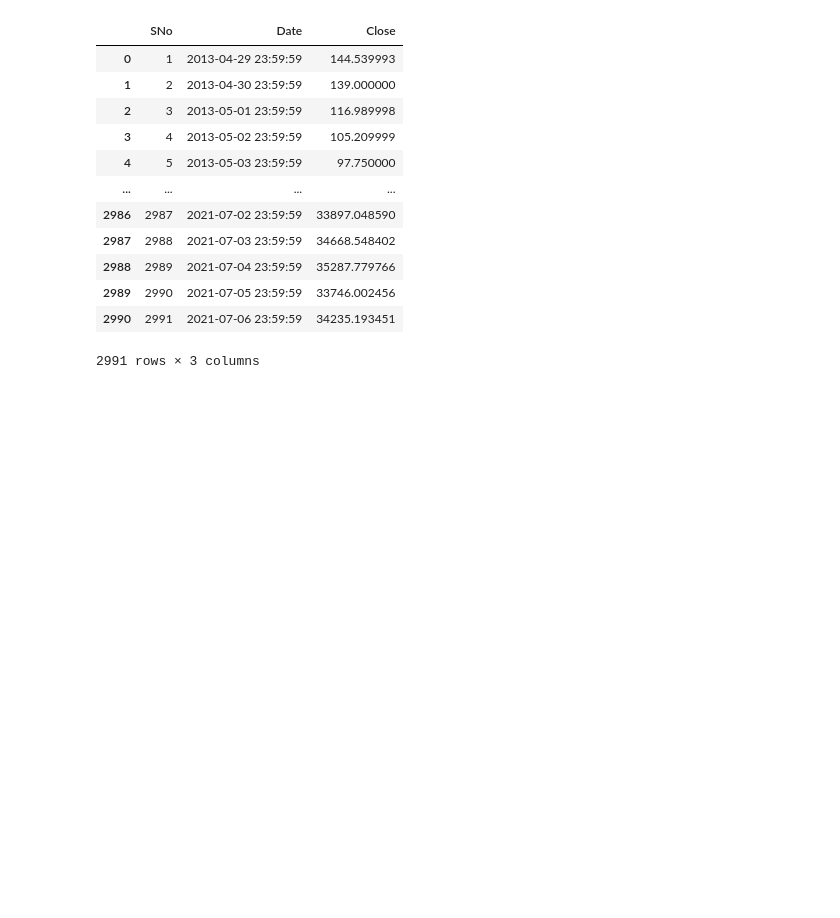
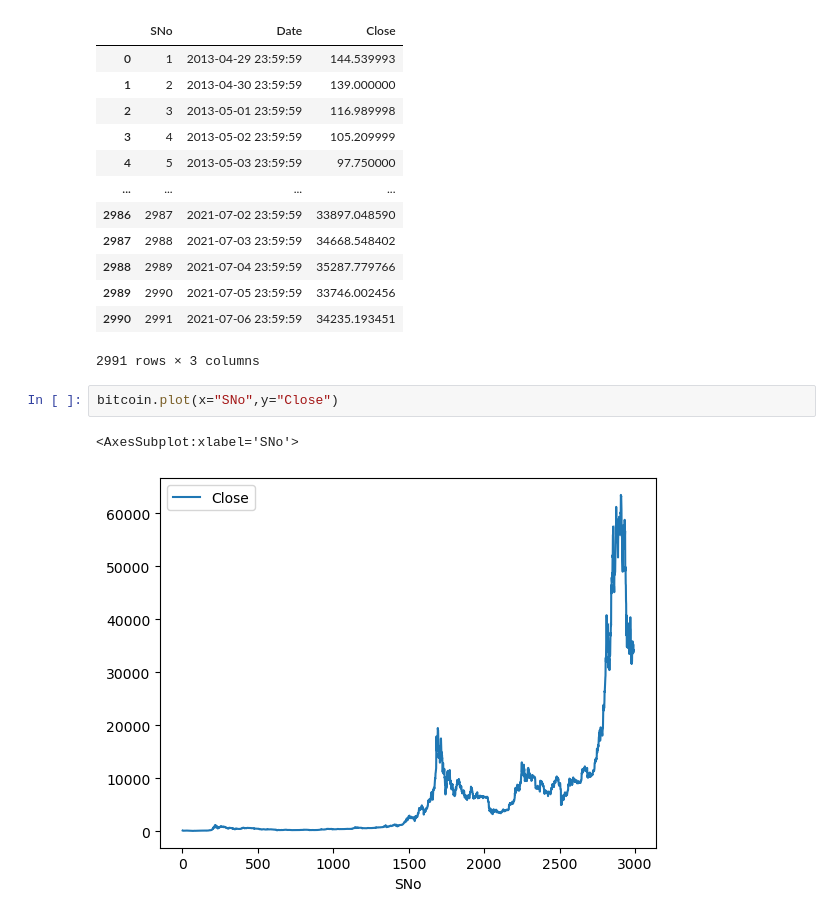
Before and after one commit to Niconiki99/Complex-System-Project-Barbieri-Niccol-, a Jupyter notebook: First_try.ipynb, the cells around one changed output. Drawn from its saved outputs; the diff is of its cells as text; blank space fills up the shorter version.

```diff
--- a/First_try.ipynb
+++ b/First_try.ipynb
@@ -22,3 +22,8 @@ bitcoin
 | 2989 | 2990 | 2021-07-05 23:59:59 | 33746.002456 |
 | 2990 | 2991 | 2021-07-06 23:59:59 | 34235.193451 |
 2991 rows × 3 columns
+# %%
+bitcoin.plot(x="SNo",y="Close")
+# %% [output]
+<AxesSubplot:xlabel='SNo'>
+[figure, added]
```
Also changed, not shown: parts of 10 cells of this notebook.
